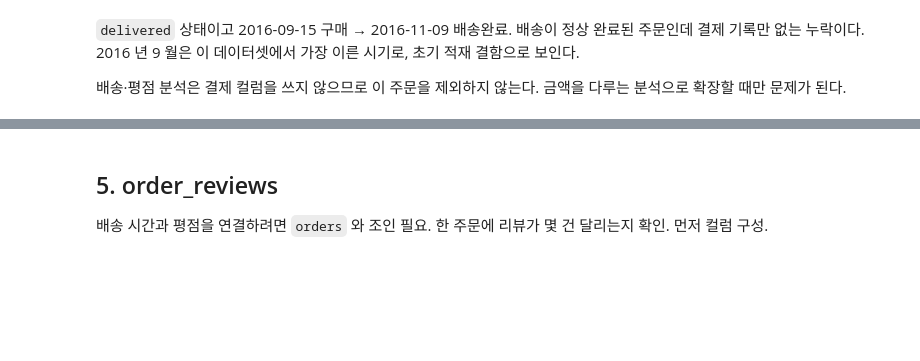
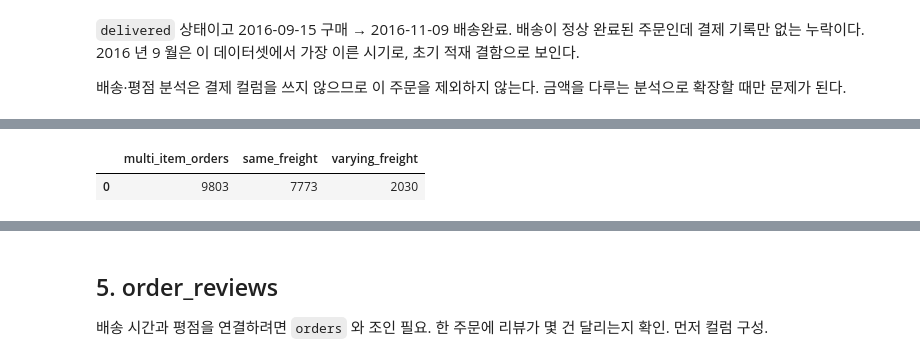
Before and after one commit to wlstjd1011/Olist-data-analyze, a Jupyter notebook: notebooks/03_data_quality.ipynb, the cells around one changed output, grey strips where cells are left out. Saved outputs shown, nothing was run; the diff lists cells and outputs as text; code cells hidden in the pictures; blank space fills up the shorter version.

```diff
--- a/notebooks/03_data_quality.ipynb
+++ b/notebooks/03_data_quality.ipynb
@@ -390,0 +403,16 @@ WHERE p.order_id IS NULL
+# %%
+con.execute("""
+SELECT COUNT(*)                                     AS multi_item_orders,
+       COUNT(*) FILTER (WHERE freight_variants = 1) AS same_freight,
+       COUNT(*) FILTER (WHERE freight_variants > 1) AS varying_freight
+FROM (
+    SELECT order_id,
+           COUNT(DISTINCT freight_value) AS freight_variants
+    FROM order_items
+    GROUP BY order_id
+    HAVING COUNT(*) > 1
+)
+""").df()
+# %% [output]
+|  | multi_item_orders | same_freight | varying_freight |
+| 0 | 9803 | 7773 | 2030 |
```
Also changed, not shown: parts of 8 cells of this notebook.
